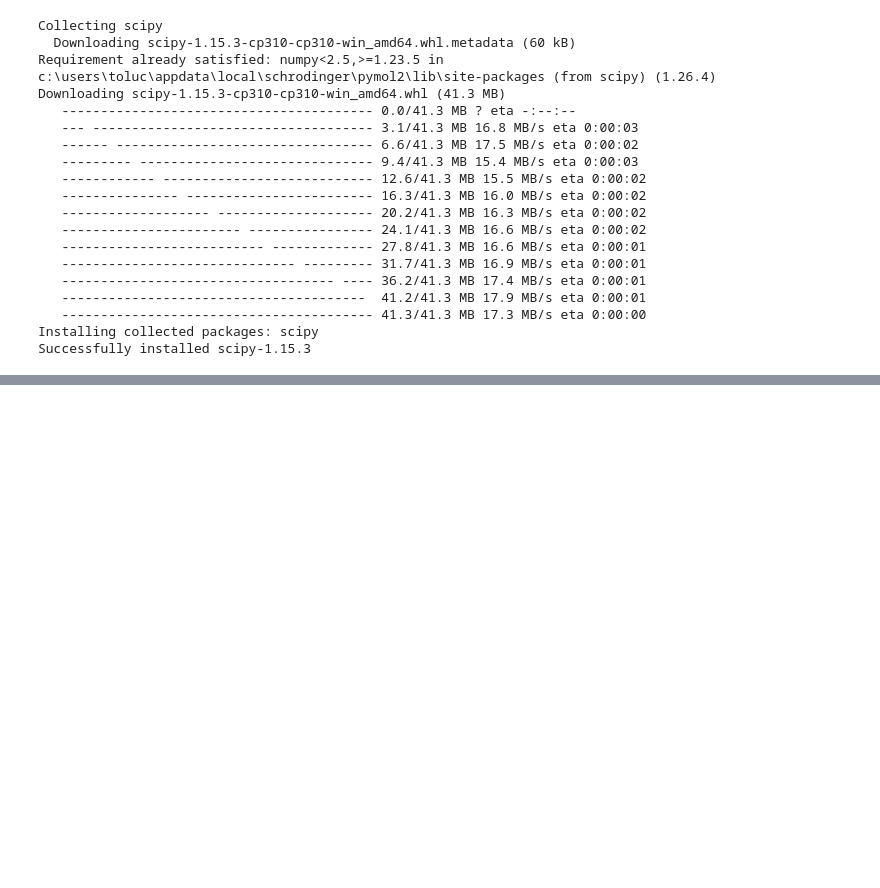
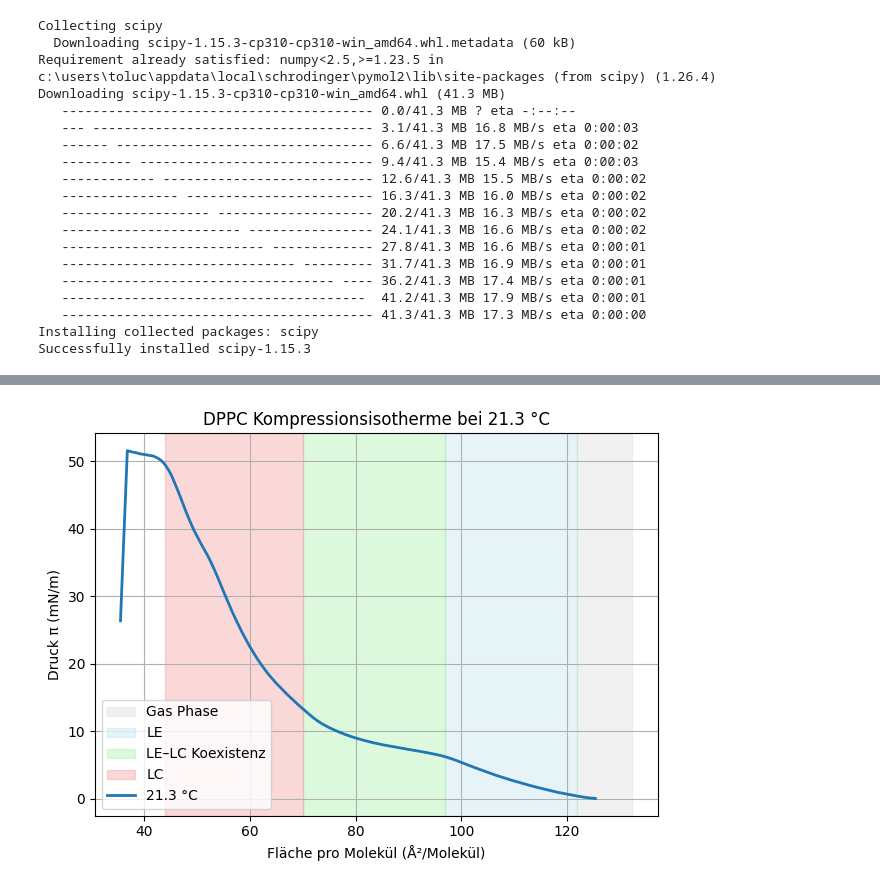
Before and after one commit to DaSch314/BPC-FILM, a Jupyter notebook: Messung3.ipynb, the cells around one changed output, grey strips where cells are left out. Saved outputs shown, nothing was run; the diff lists cells and outputs as text; code cells hidden in the pictures; blank space fills up the shorter version.

```diff
--- a/Messung3.ipynb
+++ b/Messung3.ipynb
@@ -87,0 +491,19 @@ a
+# %%
+
+# Messung 2
+plt.axvspan(122, max(area1), color='lightgray', alpha=0.3, label="Gas Phase")
+plt.axvspan(97, 122, color='lightblue', alpha=0.3, label="LE")
+plt.axvspan(70, 97, color='lightgreen', alpha=0.3, label="LE–LC Koexistenz")
+plt.axvspan(44, 70, color='lightcoral', alpha=0.3, label="LC")
+
+plt.plot(area2, p2_s, label="21.3 °C", linewidth=2)
+
+plt.xlabel("Fläche pro Molekül (Å²/Molekül)")
+plt.ylabel("Druck π (mN/m)")
+plt.title("DPPC Kompressionsisotherme bei 21.3 °C")
+plt.grid(True)
+plt.legend()
+plt.tight_layout()
+plt.show()
+# %% [output]
+[figure, added]
```
Also changed, not shown: parts of 21 cells of this notebook, 4 other files.
